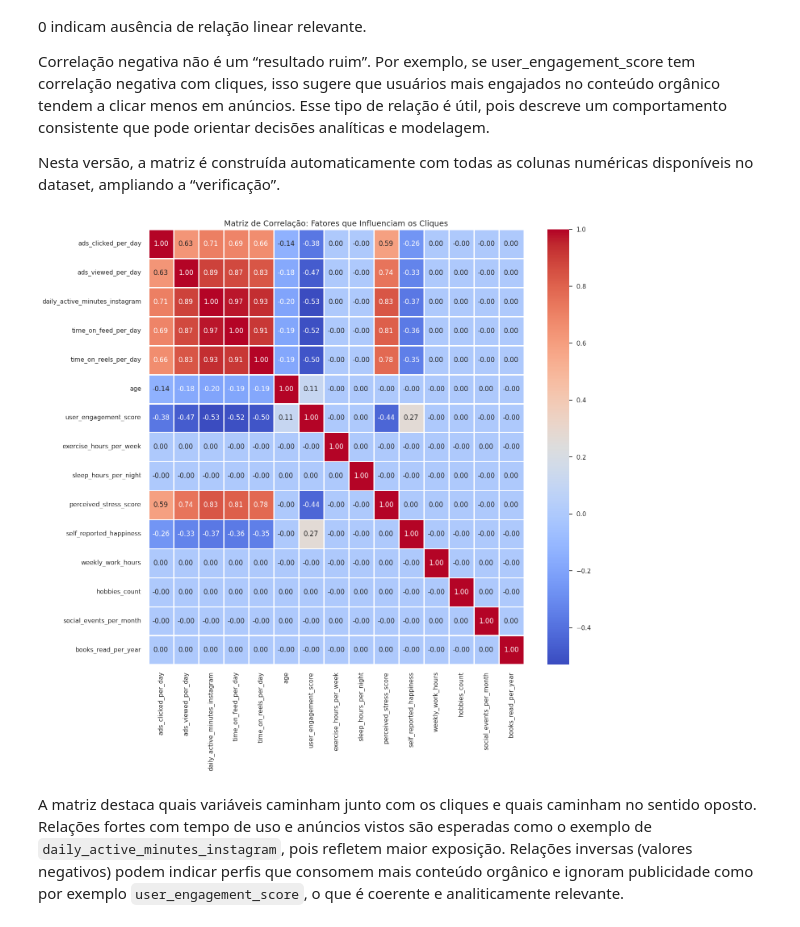
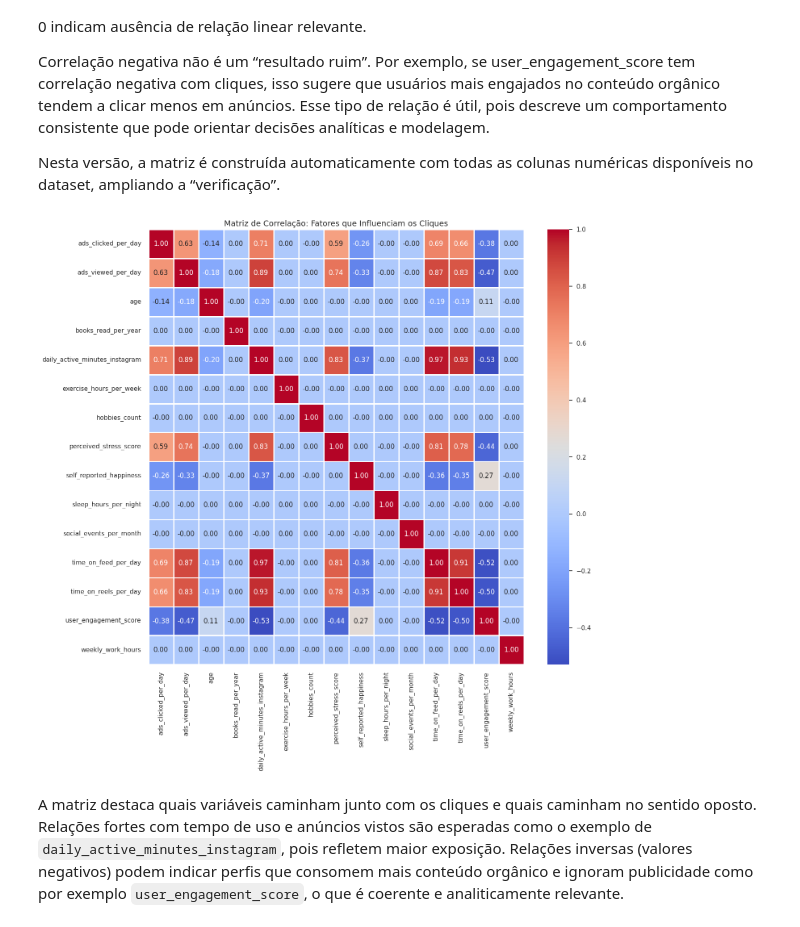
Before and after one commit to pedrobarbosaocb/SBD2-T1-Grupo_19, a Jupyter notebook: Data Layer/raw/analytcs.ipynb, the cells around one changed output. Cells and saved outputs as stored; diff of their text form; code cells hidden in the pictures.

```diff
--- a/Data Layer/raw/analytcs.ipynb
+++ b/Data Layer/raw/analytcs.ipynb
@@ -180,19 +181,29 @@ Nesta versão, a matriz é construída automaticamente com todas as colunas num
 # %%
 plt.figure(figsize=(15, 14))
 cols_foco = [
-    'ads_clicked_per_day', 'ads_viewed_per_day',
-    'daily_active_minutes_instagram', 'time_on_feed_per_day',
-    'time_on_reels_per_day', 'age', 'user_engagement_score','exercise_hours_per_week',
-    'sleep_hours_per_night', 'perceived_stress_score', 'self_reported_happiness', 'weekly_work_hours',
-    'hobbies_count', 'social_events_per_month', 'books_read_per_year',
+    'ads_clicked_per_day',
+    'ads_viewed_per_day',
+    'age',
+    'books_read_per_year',
+    'daily_active_minutes_instagram',
+    'exercise_hours_per_week',
+    'hobbies_count',
+    'perceived_stress_score',
+    'self_reported_happiness',
+    'sleep_hours_per_night',
+    'social_events_per_month',
+    'time_on_feed_per_day',
+    'time_on_reels_per_day',
+    'user_engagement_score',
+    'weekly_work_hours'
 ]
 corr_matrix = df_raw[cols_foco].corr()
 sns.heatmap(corr_matrix, annot=True, cmap='coolwarm', fmt=".2f", linewidths=0.8)
 
 plt.title('Matriz de Correlação: Fatores que Influenciam os Cliques', fontsize=14)
 plt.show()
 # %% [output]
-[figure, old version]
+[figure, new version]
 # %% [markdown]
 A matriz destaca quais variáveis caminham junto com os cliques e quais caminham no sentido oposto. Relações fortes com tempo de uso e anúncios vistos são esperadas como o exemplo de `daily_active_minutes_instagram`, pois refletem maior exposição. Relações inversas (valores negativos) podem indicar perfis que consomem mais conteúdo orgânico e ignoram publicidade como por exemplo `user_engagement_score`, o que é coerente e analiticamente relevante.
 # %% [markdown]
```
Also changed, not shown: parts of 4 cells of this notebook, 1 other file.
